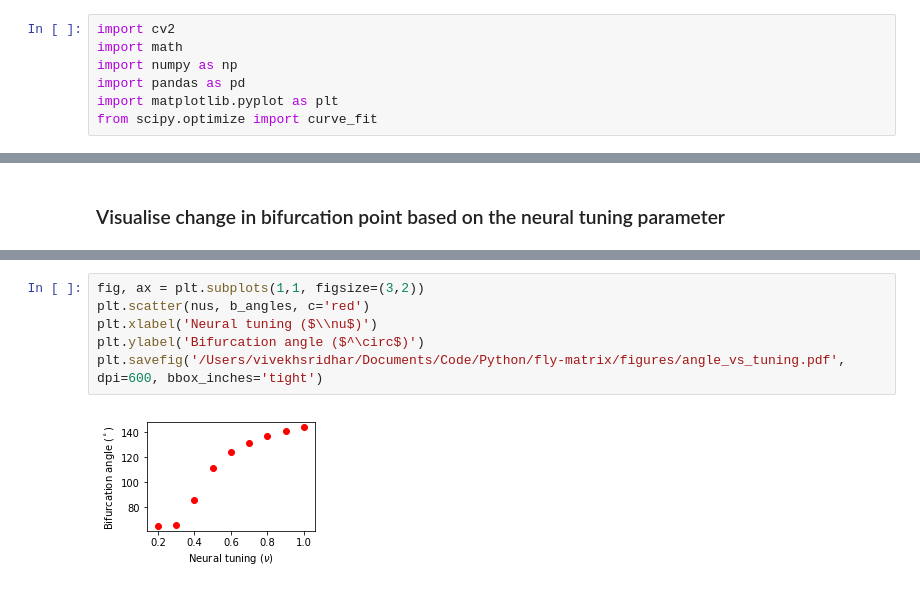
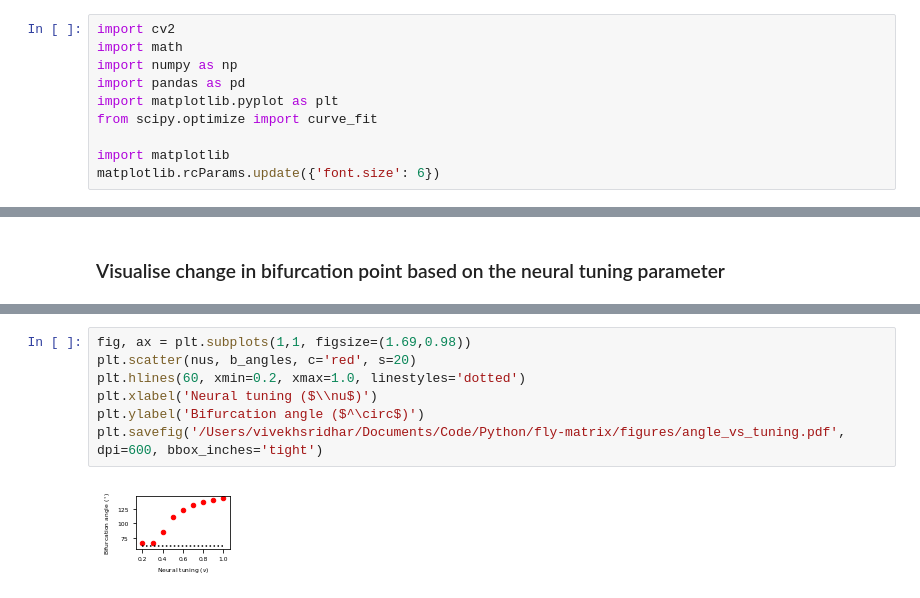
Before and after one commit to RnoB/fly-matrix, a Jupyter notebook: bifurcation_angle.ipynb, the cells around one changed output, grey strips where cells are left out. Cells and saved outputs as stored; diff of their text form.

Commit message:
bifurcation angle plots

```diff
--- a/bifurcation_angle.ipynb
+++ b/bifurcation_angle.ipynb
@@ -5,6 +5,9 @@ import numpy as np
 import pandas as pd
 import matplotlib.pyplot as plt
 from scipy.optimize import curve_fit
+
+import matplotlib
+matplotlib.rcParams.update({'font.size': 6})
 # %%
 model = 0     # spin model - 0; schooling model - 1
 mod = 'NN' if model == 0 else 'SPP'
@@ -233,8 +237,9 @@ for n in nus:
 # %%
-fig, ax = plt.subplots(1,1, figsize=(3,2))
-plt.scatter(nus, b_angles, c='red')
+fig, ax = plt.subplots(1,1, figsize=(1.69,0.98))
+plt.scatter(nus, b_angles, c='red', s=20)
+plt.hlines(60, xmin=0.2, xmax=1.0, linestyles='dotted')
 plt.xlabel('Neural tuning ($\\nu$)')
 plt.ylabel('Bifurcation angle ($^\circ$)')
 plt.savefig('/Users/vivekhsridhar/Documents/Code/Python/fly-matrix/figures/angle_vs_tuning.pdf', dpi=600, bbox_inches='tight')
 # %% [output]
-[figure, old version]
+[figure, new version]
```
Also changed, not shown: parts of 6 cells of this notebook, 3 other files.
